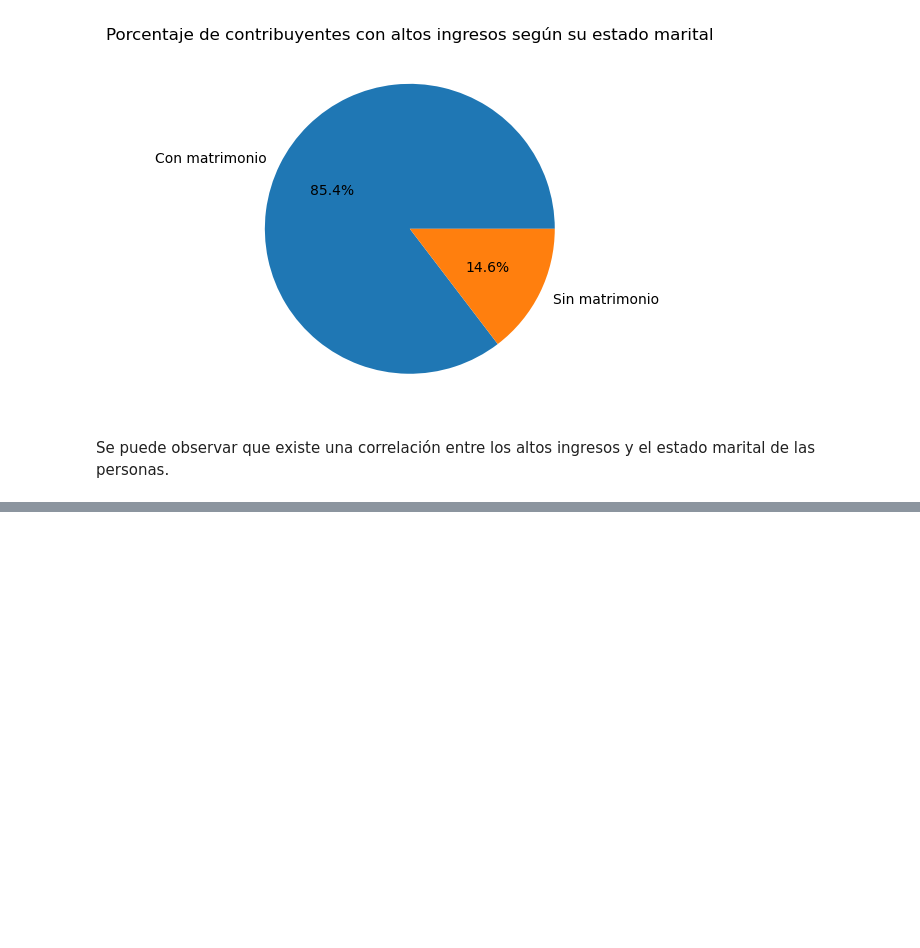
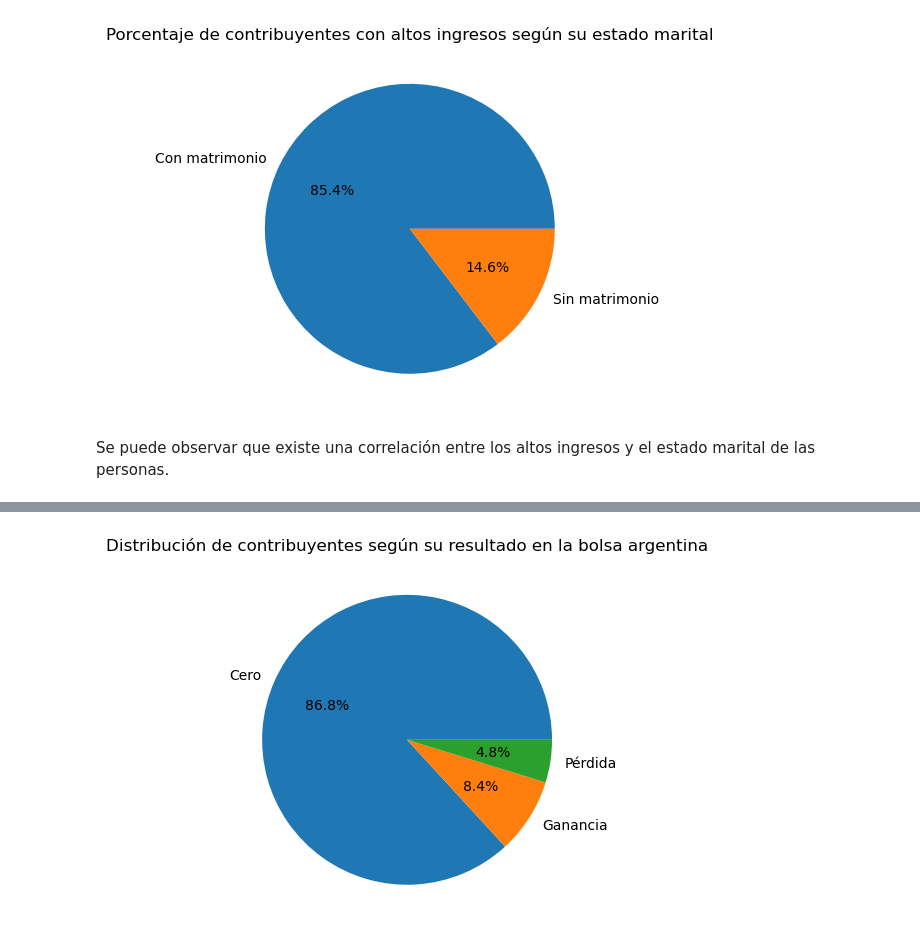
Before and after one commit to MateoCraviotto/Organizacion-de-datos-fiuba-1, a Jupyter notebook: TP1/notebookTp1.ipynb, the cells around one changed output, grey strips where cells are left out. Drawn from its saved outputs; the diff is of its cells as text; code cells hidden in the pictures; blank space fills up the shorter version.

```diff
--- a/TP1/notebookTp1.ipynb
+++ b/TP1/notebookTp1.ipynb
@@ -521,0 +574,18 @@ Se puede observar que existe una correlación entre los altos ingresos y el esta
+# %%
+def definir_resultado_en_bolsa(resultado_en_bolsa):
+    if resultado_en_bolsa > 0:
+        return 'Ganancia'
+    elif resultado_en_bolsa < 0:
+        return 'Pérdida'
+    else:
+        return 'Cero'
+
+df['resultado_en_bolsa_argentina'] = df['ganancia_perdida_declarada_bolsa_argentina'].apply(definir_resultado_en_bolsa)
+# %%
+plt.figure(figsize=(6.4, 4.8), dpi=100)
+df['resultado_en_bolsa_argentina'].value_counts().plot(kind='pie', autopct='%.01f%%')
+plt.title('Distribución de contribuyentes según su resultado en la bolsa argentina')
+plt.ylabel("")
+plt.show()
+# %% [output]
+[figure, added]
```
Also changed, not shown: parts of 32 cells of this notebook.
